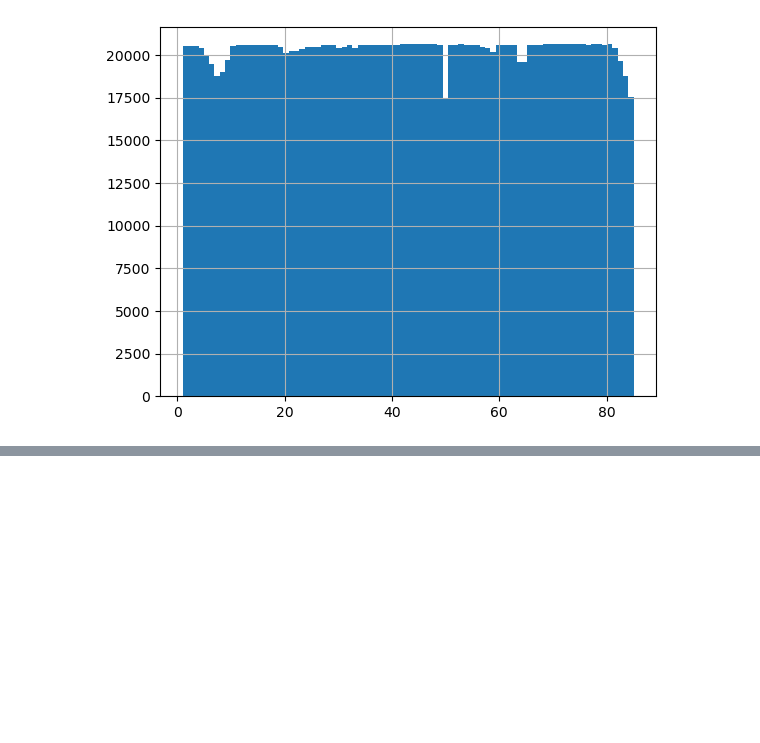
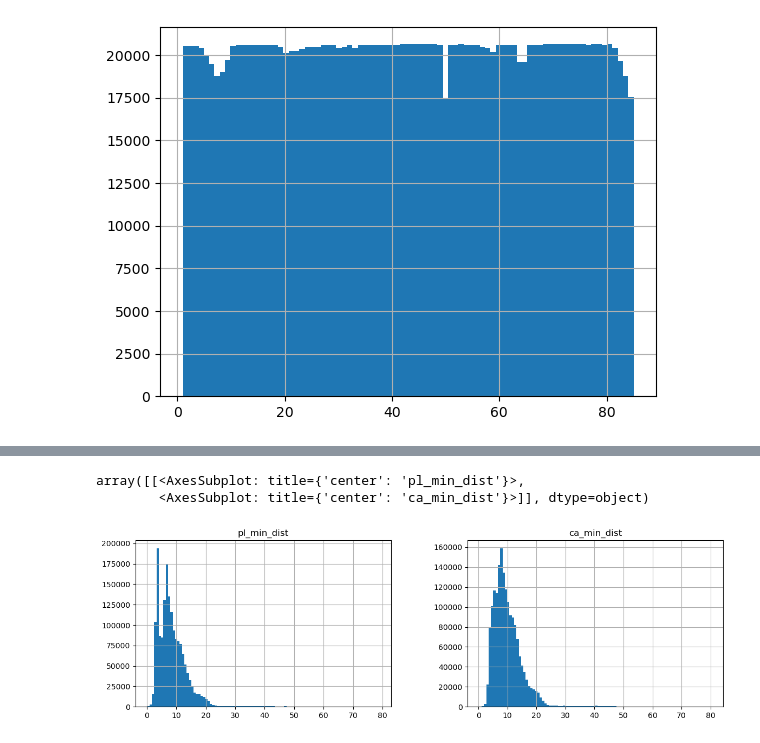
Before and after one commit to volkamerlab/kinodata-3D-affinity-prediction, a Jupyter notebook: examples/MergeData.ipynb, the cells around one changed output, grey strips where cells are left out. Drawn from its saved outputs; the diff is of its cells as text; code cells hidden in the pictures; blank space fills up the shorter version.

Commit message:
res elim data merging

```diff
--- a/examples/MergeData.ipynb
+++ b/examples/MergeData.ipynb
@@ -166,2 +177,6 @@ for ident, group in tqdm.tqdm(res_elim.groupby('activities.activity_id'), total=
 # %%
-res_elim[['pl_min_dist', 'ca_min_dist']].hist(bins=100)
+res_elim[['pl_min_dist', 'ca_min_dist']].hist(bins=100, figsize=(14,4))
+# %% [output]
+array([[<AxesSubplot: title={'center': 'pl_min_dist'}>,
+        <AxesSubplot: title={'center': 'ca_min_dist'}>]], dtype=object)
+[figure, added]
```
Also changed, not shown: parts of 4 cells of this notebook.
